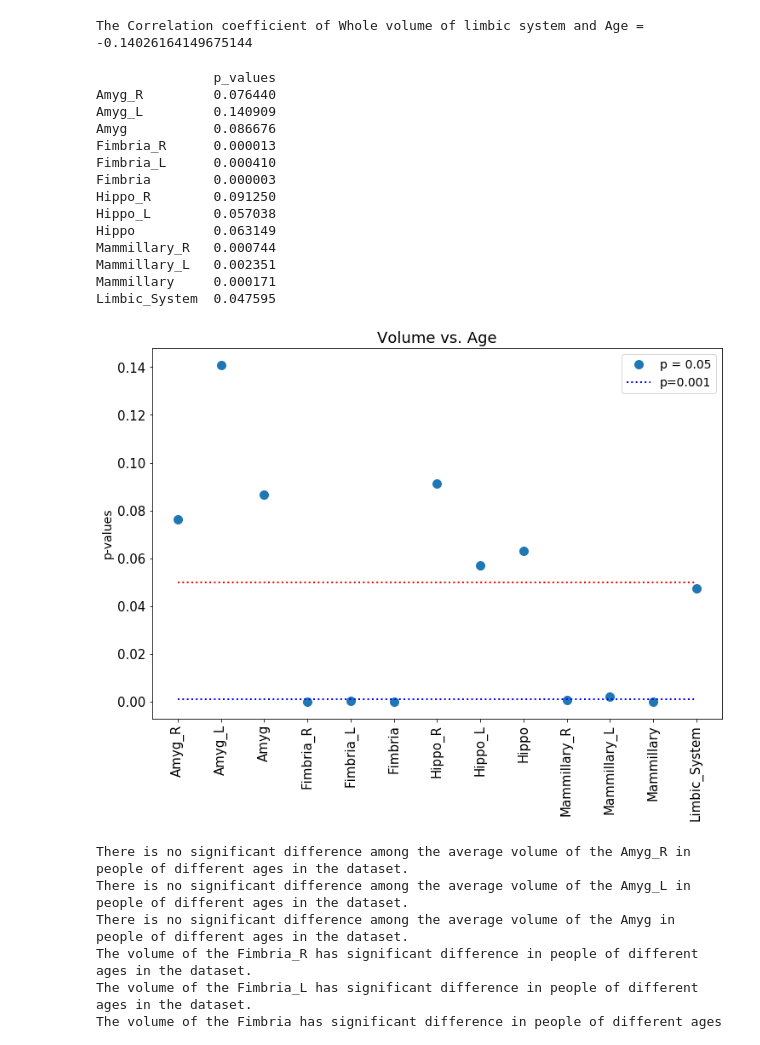
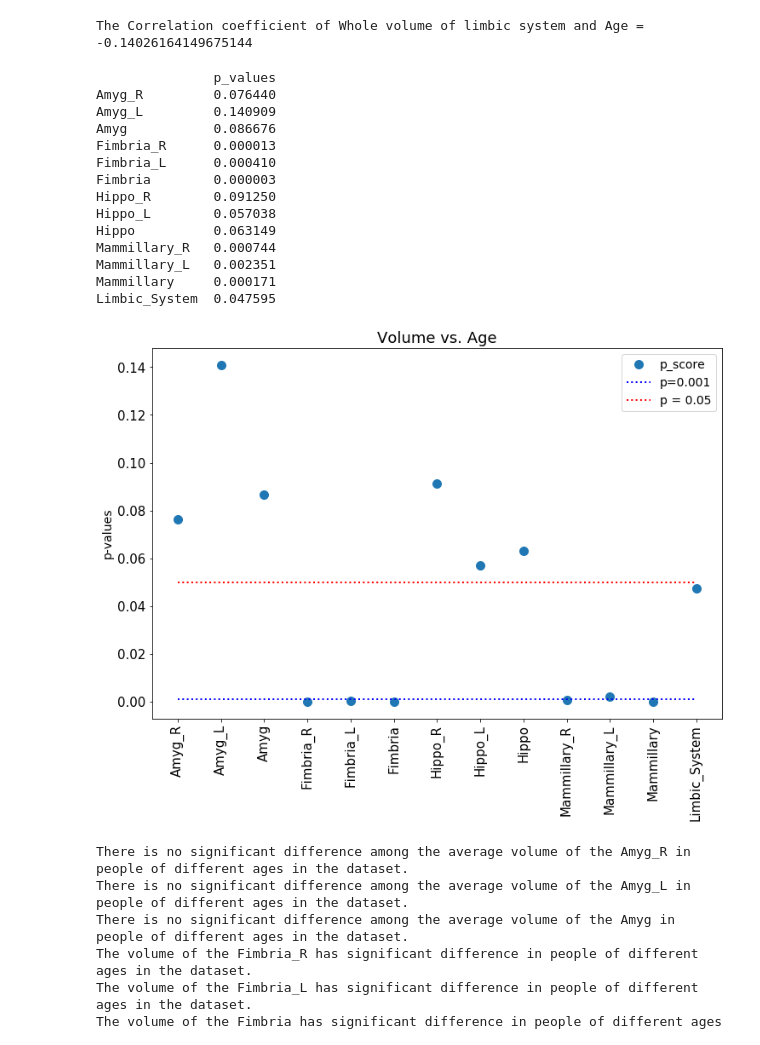
Before and after one commit to yh2307/ICM_Project, a Jupyter notebook: ICM_Project_Final.ipynb, the cells around one changed output. Saved outputs shown, nothing was run; the diff lists cells and outputs as text; code cells hidden in the pictures.

```diff
--- a/ICM_Project_Final.ipynb
+++ b/ICM_Project_Final.ipynb
@@ -300,3 +300,23 @@ plt.legend(['ADNI Group','Control Group'], loc='upper left', fontsize=14)
 plt.show()
 # %% [output]
 [figure]
+# %%
+ADNI_dev={}
+control_dev={}
+for i in range(13):
+    ADNI_dev[sets[i]]=np.std(ADNI_v[sets[i]])
+    control_dev[sets[i]]=np.std(control_v[sets[i]])
+
+
+bar_width1=0.3
+index_1=np.arange(len(sets))
+index_2=index_1+bar_width1
+#Plot
+plt.figure(figsize=(20,8))
+plt.title('Volume Deviation')
+for i in range(13):
+    plt.bar(index_1[i],height=ADNI_dev[sets[i]],color='#1f77b4',width=bar_width1)
+    plt.bar(index_2[i],height=control_dev[sets[i]],color='#ff7f0e',width=bar_width1)
+plt.xticks(index_1+0.8*bar_width1,sets)
+plt.legend(['ADNI Group','Control Group'], loc='upper left', fontsize=14)
+plt.show()
@@ -581,32 +603,32 @@ for region in sets:
 # %%
 #plot P-values
 p_values_age = pd.DataFrame({'p_values': p_value_age}, index=sets)
 plt.figure(figsize=(12,8))
 plt.plot(p_values_age['p_values'],'.',markersize = 20)
 plt.xticks(rotation='vertical',fontsize=15)
 plt.yticks(fontsize=15)
 plt.ylabel('p-values', fontsize=14)
 plt.plot(np.arange(p_values_age.shape[0]), np.full(p_values_age.shape[0],0.001), 'b:', linewidth=2)
 plt.plot(np.arange(p_values_age.shape[0]), np.full(p_values_age.shape[0],0.05), 'r:', linewidth=2)
-plt.legend(['p = 0.05','p=0.001'], loc='upper right', fontsize=14)
+plt.legend(['p_score','p=0.001','p = 0.05'], loc='upper right', fontsize=14)
 plt.title('Volume vs. Age',fontsize = 18);
 print(p_values_age)
 # %% [output]
                p_values
 Amyg_R         0.076440
 Amyg_L         0.140909
 Amyg           0.086676
 Fimbria_R      0.000013
 Fimbria_L      0.000410
 Fimbria        0.000003
 Hippo_R        0.091250
 Hippo_L        0.057038
 Hippo          0.063149
 Mammillary_R   0.000744
 Mammillary_L   0.002351
 Mammillary     0.000171
 Limbic_System  0.047595
-[figure, old version]
+[figure, new version]
 # %%
 # P-test
 for i in range(len(p_values_age)):
```
Also changed, not shown: parts of 3 cells of this notebook.
